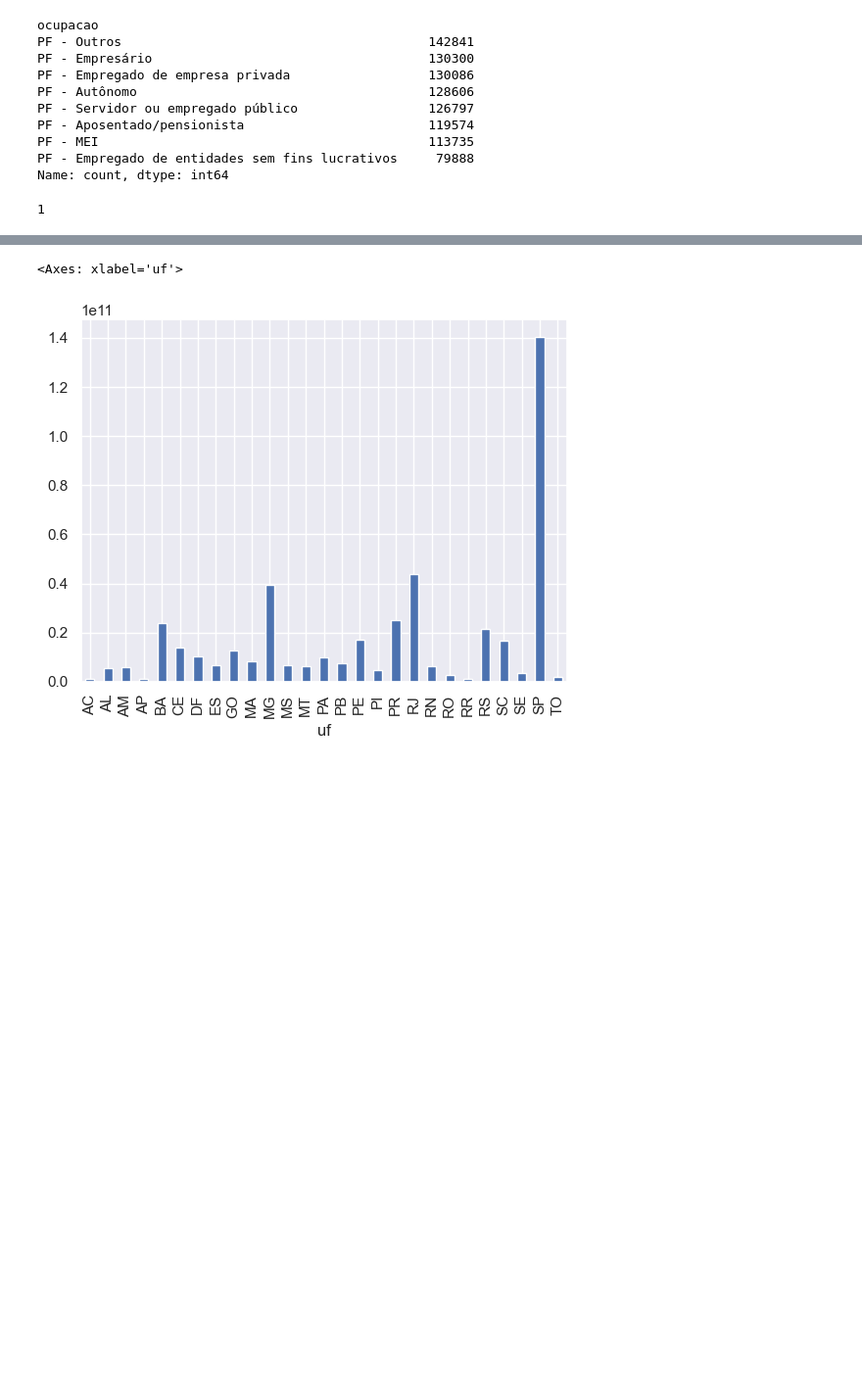
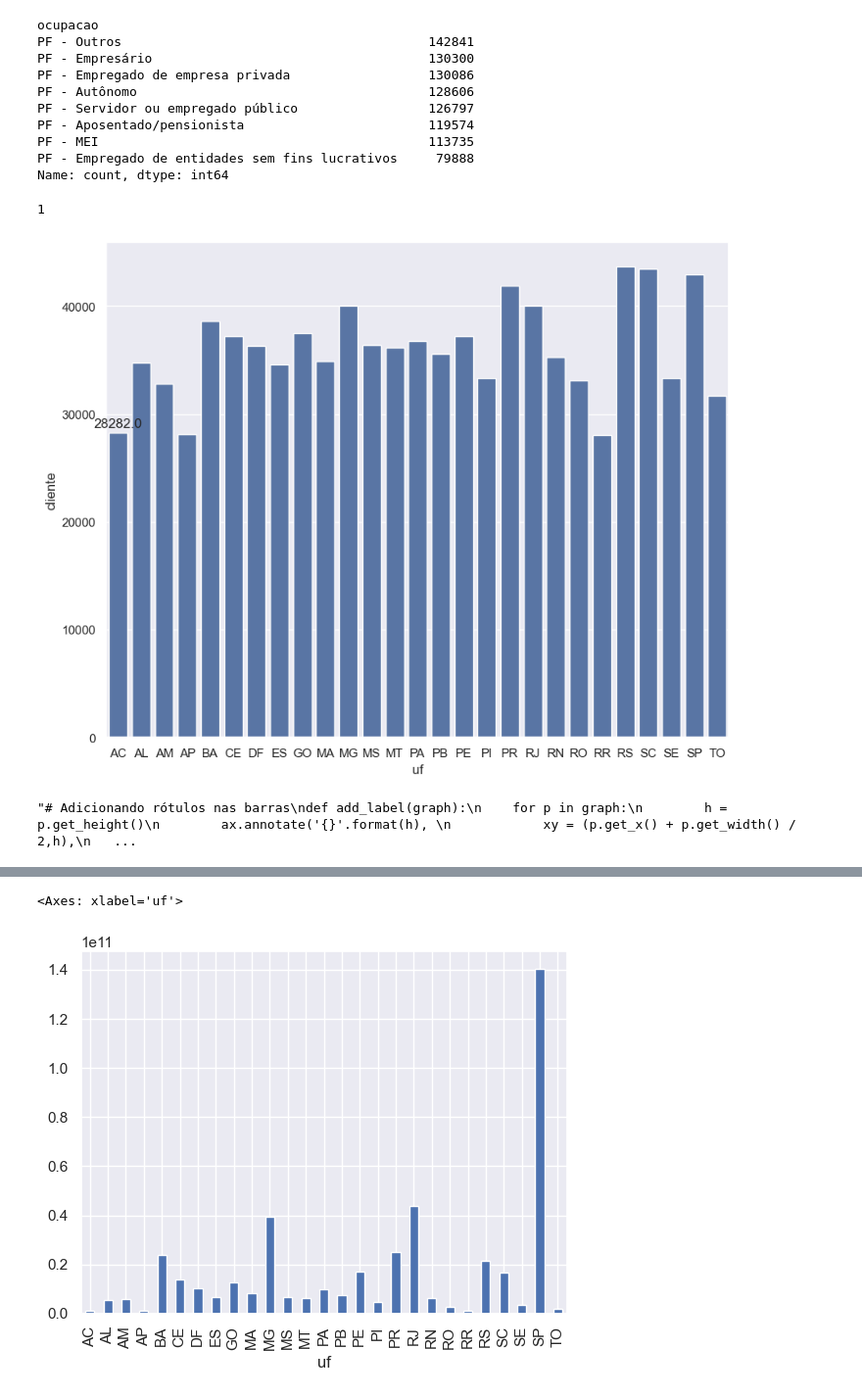
Before and after one commit to FranciniSantana/analise-scr-data, a Jupyter notebook: notebook/analise-descritiva.ipynb, the cells around one changed output, grey strips where cells are left out. Shown at 98% size. Cells and saved outputs as stored; diff of their text form; code cells hidden in the pictures; blank space fills up the shorter version.

Commit message:
update: textando  funcoes de rótulo plt

```diff
--- a/notebook/analise-descritiva.ipynb
+++ b/notebook/analise-descritiva.ipynb
@@ -113,3 +113,29 @@ df['cnae_subclasse'].nunique()
 # %%
 #definindo um tema para os gráficos usando o seaborn
 sns.set_theme(style='darkgrid')
+# %%
+plt.figure(figsize=(10, 8))
+ax = sns.barplot(data = client_uf , x ='uf', y = "cliente")
+
+# Adicionando rótulos nas barras
+for p in ax.patches:
+    ax.annotate(f'{p.get_height()}', (p.get_x() + p.get_width() / 2., p.get_height()),
+                ha='center', va='center', xytext=(0, 8), textcoords='offset points')
+
+    plt.show()
+"""# Adicionando rótulos nas barras
+def add_label(graph):
+    for p in graph:
+        h = p.get_height()
+        ax.annotate('{}'.format(h),
+            xy = (p.get_x() + p.get_width() / 2,h),
+            ha='center',
+            va='center',
+            xytext=(0, 8),
+            textcoords='offset points')
+
+add_label(ax)
+plt.show()"""
+# %% [output]
+[figure, added]
+"# Adicionando rótulos nas barras\ndef add_label(graph):\n    for p in graph:\n        h = p.get_height()\n        ax.annotate('{}'.format(h), \n            xy = (p.get_x() + p.get_width() / 2,h),\n   ...
```
Also changed, not shown: parts of 5 cells of this notebook.
